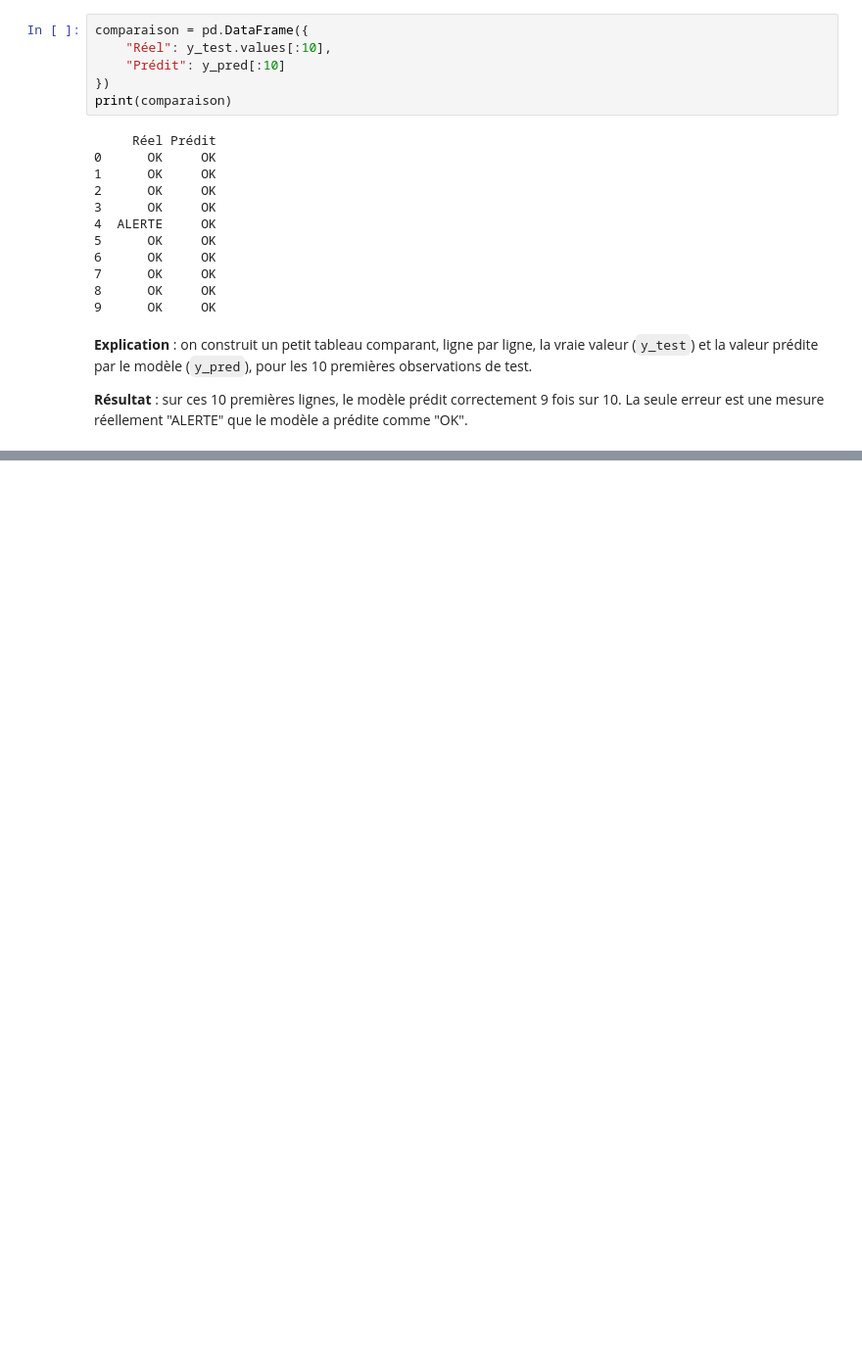
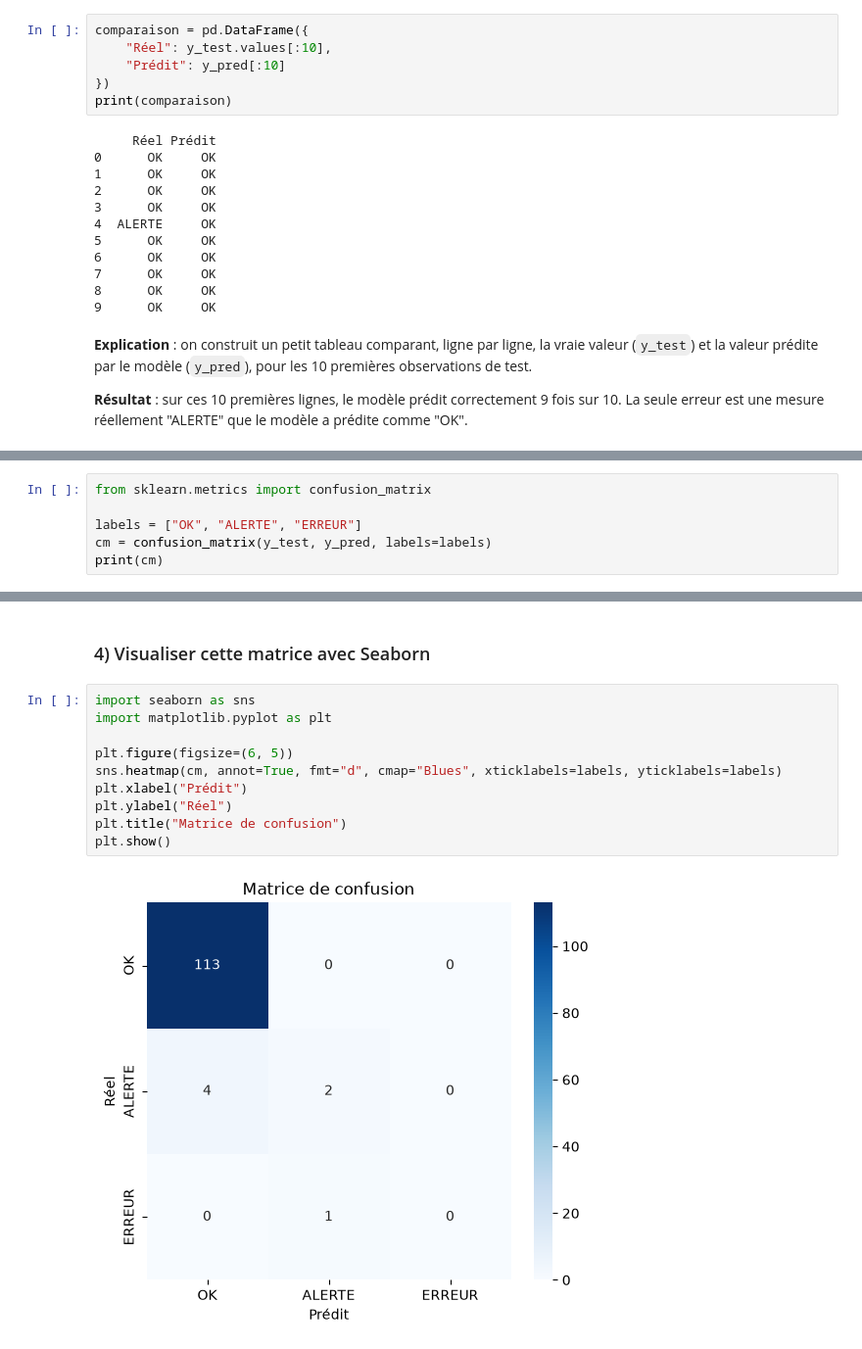
Before and after one commit to Fattimm/atelier_scikit-learn_iot, a Jupyter notebook: notebooks/atelier_scikit-learn_iot.ipynb, the cells around one changed output, grey strips where cells are left out. Shown at 98% size. Drawn from its saved outputs; the diff is of its cells as text; blank space fills up the shorter version.

```diff
--- a/notebooks/atelier_scikit-learn_iot.ipynb
+++ b/notebooks/atelier_scikit-learn_iot.ipynb
@@ -492,0 +520,6 @@ print(comparaison)
+# %%
+from sklearn.metrics import confusion_matrix
+
+labels = ["OK", "ALERTE", "ERREUR"]
+cm = confusion_matrix(y_test, y_pred, labels=labels)
+print(cm)
@@ -492,0 +538,14 @@ print(comparaison)
+# %% [markdown]
+###  4) Visualiser cette matrice avec Seaborn
+# %%
+import seaborn as sns
+import matplotlib.pyplot as plt
+
+plt.figure(figsize=(6, 5))
+sns.heatmap(cm, annot=True, fmt="d", cmap="Blues", xticklabels=labels, yticklabels=labels)
+plt.xlabel("Prédit")
+plt.ylabel("Réel")
+plt.title("Matrice de confusion")
+plt.show()
+# %% [output]
+[figure, added]
```
Also changed, not shown: parts of 16 cells of this notebook, 1 other file.
